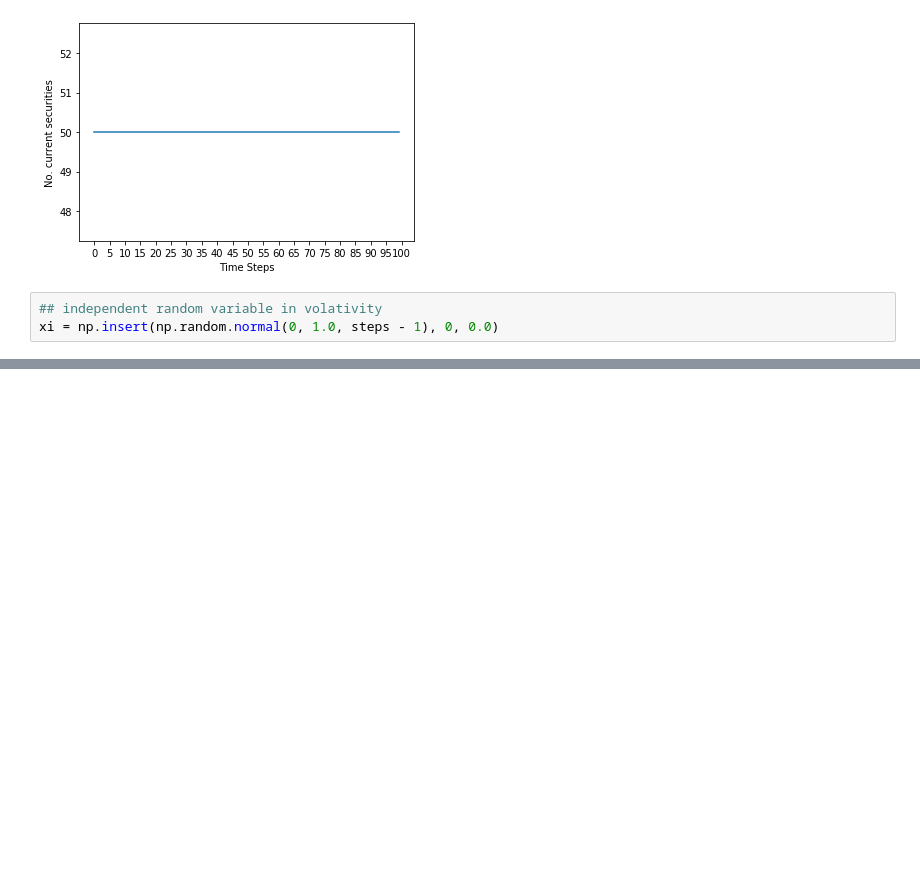
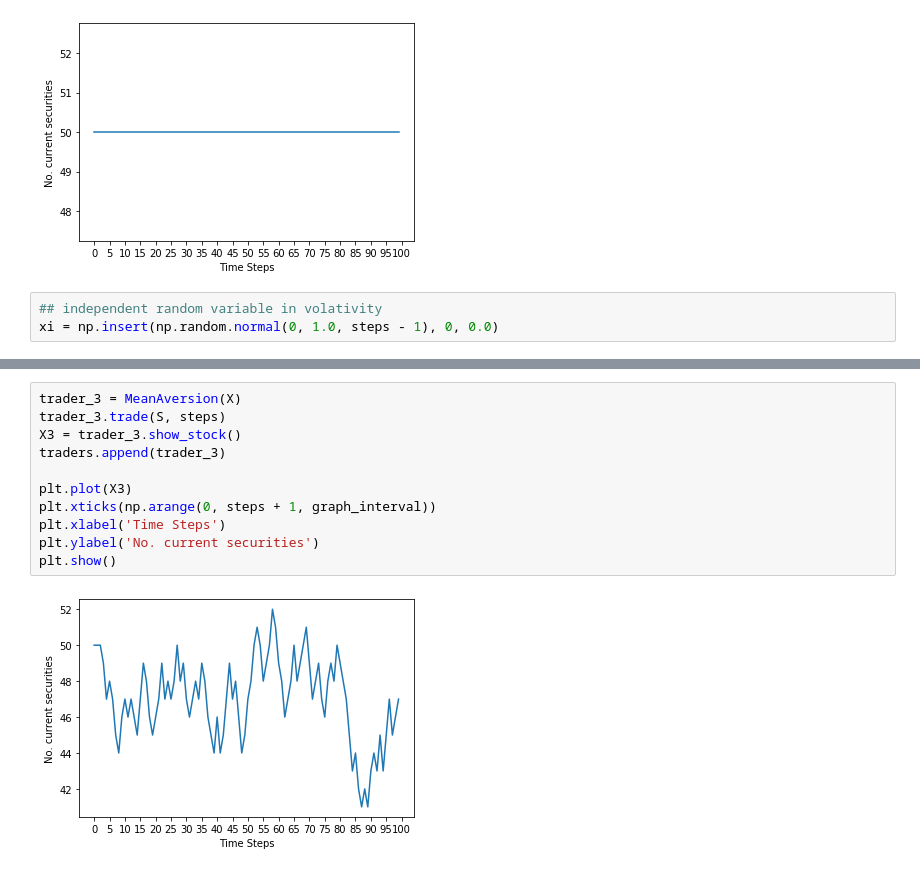
Before and after one commit to khanhnguyen15/Market-Simulation, a Jupyter notebook: Almgen-Chriss Market.ipynb, the cells around one changed output, grey strips where cells are left out. Drawn from its saved outputs; the diff is of its cells as text; blank space fills up the shorter version.

```diff
--- a/Almgen-Chriss Market.ipynb
+++ b/Almgen-Chriss Market.ipynb
@@ -147,0 +177,13 @@ array([ 0, -2,  0, -1, -1, -1,  0,  0, -1, -2, -1,  0,  0, -1,  0, -2,  0,
+# %%
+trader_3 = MeanAversion(X)
+trader_3.trade(S, steps)
+X3 = trader_3.show_stock()
+traders.append(trader_3)
+
+plt.plot(X3)
+plt.xticks(np.arange(0, steps + 1, graph_interval))
+plt.xlabel('Time Steps')
+plt.ylabel('No. current securities')
+plt.show()
+# %% [output]
+[figure, added]
```
Also changed, not shown: parts of 6 cells of this notebook.
